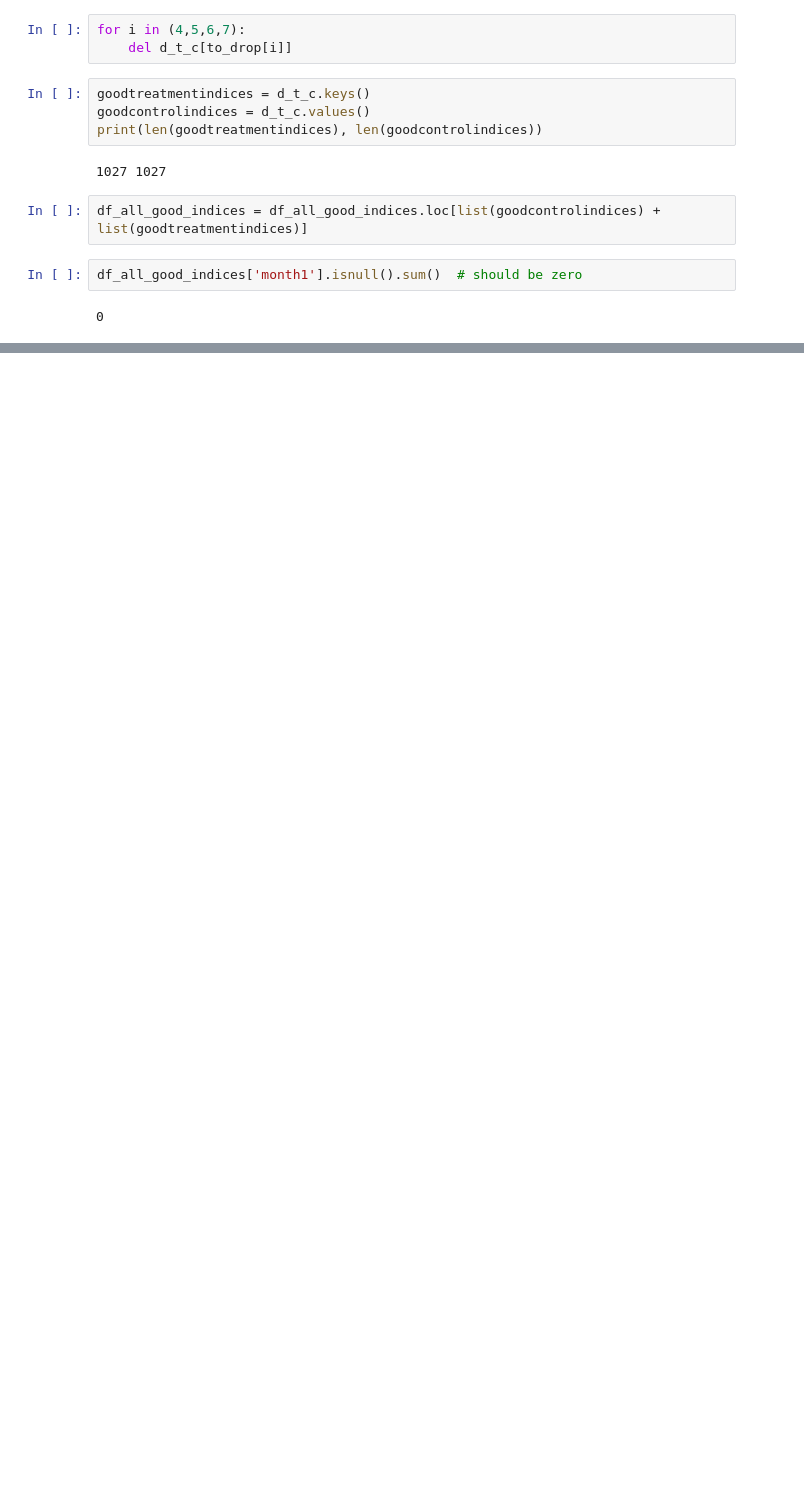
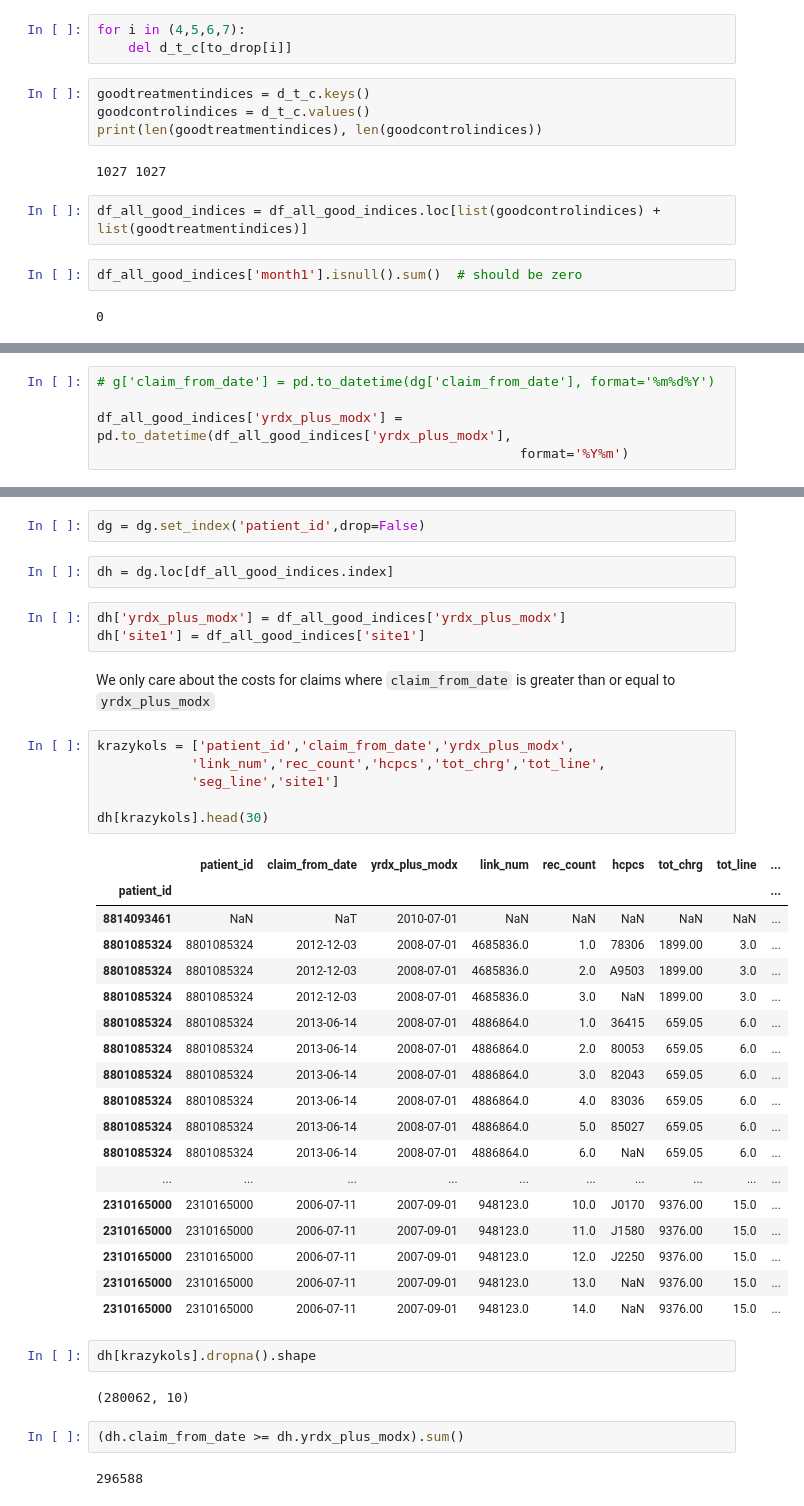
Before and after one commit to doolingdavid/IBA, a Jupyter notebook: costofcare_outsat_load.ipynb, the cells around one changed output, grey strips where cells are left out. Saved outputs shown, nothing was run; the diff lists cells and outputs as text; blank space fills up the shorter version.

````diff
--- a/costofcare_outsat_load.ipynb
+++ b/costofcare_outsat_load.ipynb
@@ -244,0 +257,5 @@ df_all_good_indices['month1'].isnull().sum()  # should be zero
+# %%
+# g['claim_from_date'] = pd.to_datetime(dg['claim_from_date'], format='%m%d%Y')
+
+df_all_good_indices['yrdx_plus_modx'] = pd.to_datetime(df_all_good_indices['yrdx_plus_modx'],
+                                                      format='%Y%m')
@@ -244,0 +282,42 @@ df_all_good_indices['month1'].isnull().sum()  # should be zero
+# %%
+dg = dg.set_index('patient_id',drop=False)
+# %%
+dh = dg.loc[df_all_good_indices.index]
+# %%
+dh['yrdx_plus_modx'] = df_all_good_indices['yrdx_plus_modx']
+dh['site1'] = df_all_good_indices['site1']
+# %% [markdown]
+We only care about the costs for claims where ```claim_from_date``` is greater than or equal to ```yrdx_plus_modx```
+# %%
+krazykols = ['patient_id','claim_from_date','yrdx_plus_modx',
+            'link_num','rec_count','hcpcs','tot_chrg','tot_line',
+            'seg_line','site1']
+
+dh[krazykols].head(30)
+# %% [output]
+|  | patient_id | claim_from_date | yrdx_plus_modx | link_num | rec_count | hcpcs | tot_chrg | tot_line | ... |
+| patient_id |  |  |  |  |  |  |  |  | ... |
+| 8814093461 | NaN | NaT | 2010-07-01 | NaN | NaN | NaN | NaN | NaN | ... |
+| 8801085324 | 8801085324 | 2012-12-03 | 2008-07-01 | 4685836.0 | 1.0 | 78306 | 1899.00 | 3.0 | ... |
+| 8801085324 | 8801085324 | 2012-12-03 | 2008-07-01 | 4685836.0 | 2.0 | A9503 | 1899.00 | 3.0 | ... |
+| 8801085324 | 8801085324 | 2012-12-03 | 2008-07-01 | 4685836.0 | 3.0 | NaN | 1899.00 | 3.0 | ... |
+| 8801085324 | 8801085324 | 2013-06-14 | 2008-07-01 | 4886864.0 | 1.0 | 36415 | 659.05 | 6.0 | ... |
+| 8801085324 | 8801085324 | 2013-06-14 | 2008-07-01 | 4886864.0 | 2.0 | 80053 | 659.05 | 6.0 | ... |
+| 8801085324 | 8801085324 | 2013-06-14 | 2008-07-01 | 4886864.0 | 3.0 | 82043 | 659.05 | 6.0 | ... |
+| 8801085324 | 8801085324 | 2013-06-14 | 2008-07-01 | 4886864.0 | 4.0 | 83036 | 659.05 | 6.0 | ... |
+| 8801085324 | 8801085324 | 2013-06-14 | 2008-07-01 | 4886864.0 | 5.0 | 85027 | 659.05 | 6.0 | ... |
+| 8801085324 | 8801085324 | 2013-06-14 | 2008-07-01 | 4886864.0 | 6.0 | NaN | 659.05 | 6.0 | ... |
+| ... | ... | ... | ... | ... | ... | ... | ... | ... | ... |
+| 2310165000 | 2310165000 | 2006-07-11 | 2007-09-01 | 948123.0 | 10.0 | J0170 | 9376.00 | 15.0 | ... |
+| 2310165000 | 2310165000 | 2006-07-11 | 2007-09-01 | 948123.0 | 11.0 | J1580 | 9376.00 | 15.0 | ... |
+| 2310165000 | 2310165000 | 2006-07-11 | 2007-09-01 | 948123.0 | 12.0 | J2250 | 9376.00 | 15.0 | ... |
+| 2310165000 | 2310165000 | 2006-07-11 | 2007-09-01 | 948123.0 | 13.0 | NaN | 9376.00 | 15.0 | ... |
+| 2310165000 | 2310165000 | 2006-07-11 | 2007-09-01 | 948123.0 | 14.0 | NaN | 9376.00 | 15.0 | ... |
+# %%
+dh[krazykols].dropna().shape
+# %% [output]
+(280062, 10)
+# %%
+(dh.claim_from_date >= dh.yrdx_plus_modx).sum()
+# %% [output]
+296588
````
Also changed, not shown: parts of 27 cells of this notebook.
